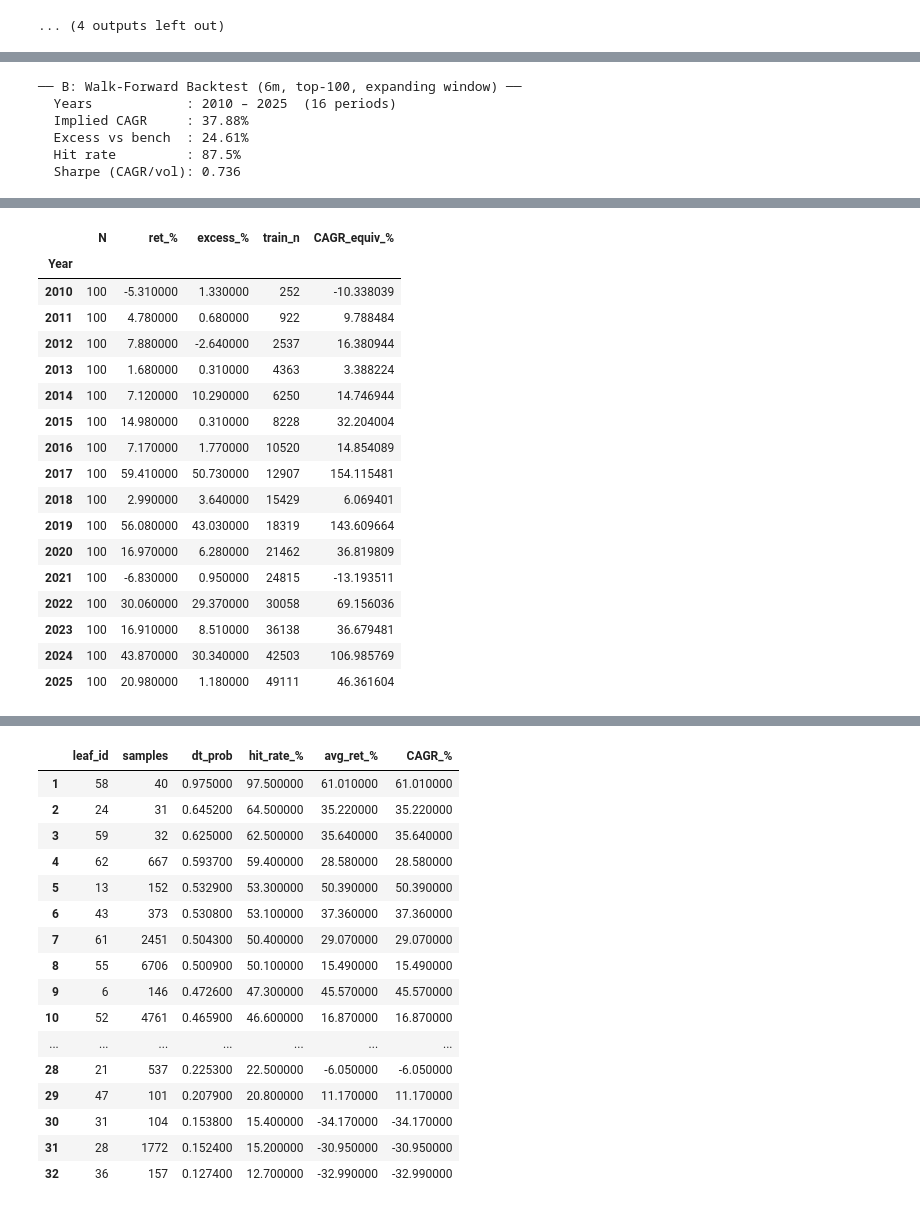
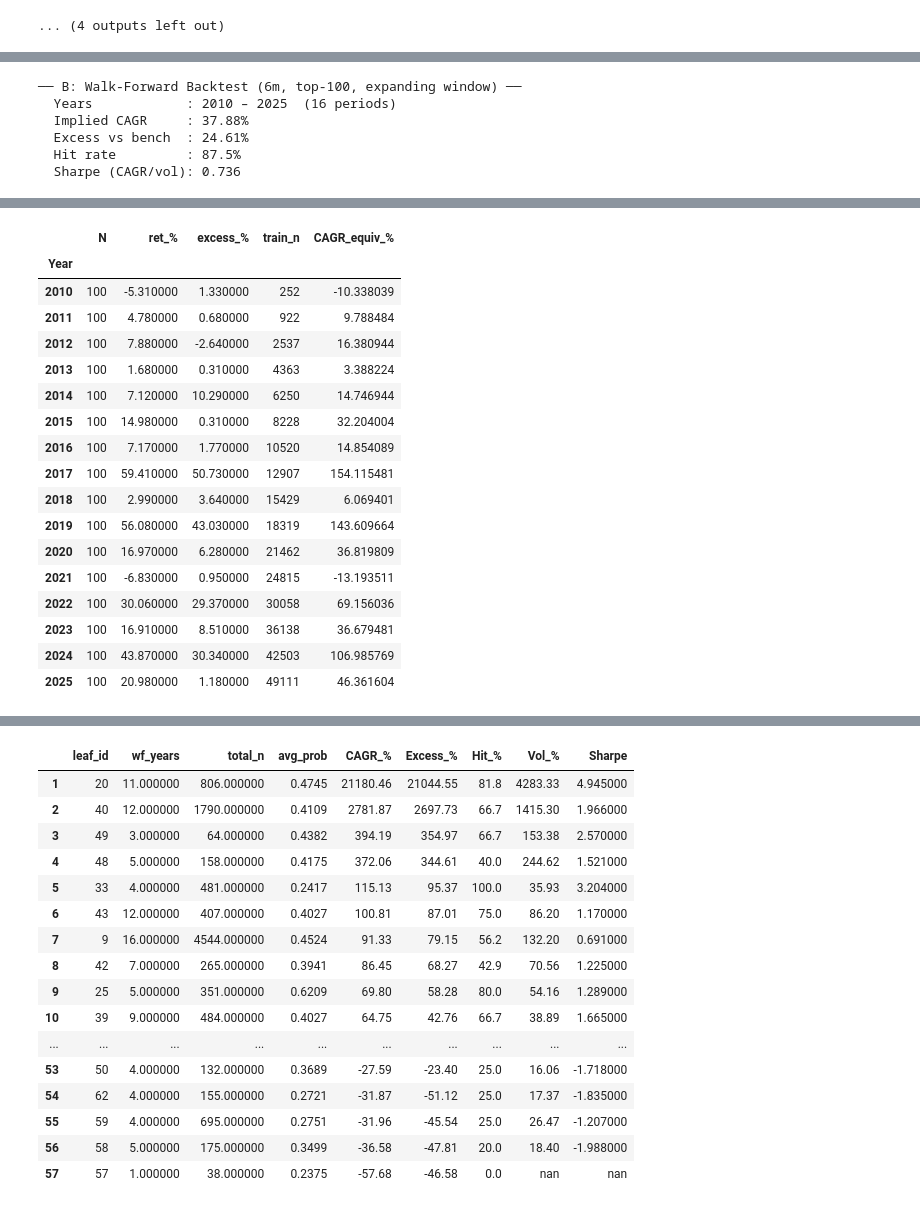
Before and after one commit to sherlock718/stock-fraud-screener, a Jupyter notebook: notebooks/08_experiment_hub.ipynb, the cells around one changed output, grey strips where cells are left out. Drawn from its saved outputs; the diff is of its cells as text; code cells hidden in the pictures.

```diff
--- a/notebooks/08_experiment_hub.ipynb
+++ b/notebooks/08_experiment_hub.ipynb
@@ -1594,6 +1594,7 @@ for h in DT_HORIZONS:
     # Each year Y: train on fiscal_year < Y (expanding window), score year Y
     all_years = sorted(annual_dt_base['fiscal_year'].dropna().unique())
     bt_rows = []
+    leaf_year_rows = []
 
     for yr in all_years:
         wf_mask = df_dt[target_col_h].notna() & (df_dt['fiscal_year'] < yr)
@@ -1614,12 +1615,23 @@ for h in DT_HORIZONS:
             continue
         X_yr = yr_df[dt_feats_h].fillna(X_tr_wf.median())
         yr_df['dt_score_wf'] = model_wf.predict_proba(X_yr)[:, 1]
+        yr_df['leaf_id_wf']  = model_wf.apply(X_yr)
 
         yr_valid = yr_df[yr_df[ret_col_h].notna() & yr_df['dt_score_wf'].notna()]
         if len(yr_valid) < 5:
             continue
 
         top_yr = yr_valid.nlargest(min(TOP_N_DT, len(yr_valid)), 'dt_score_wf')
+        # collect per-leaf returns for Part C
+        for leaf, grp in yr_valid.groupby('leaf_id_wf'):
+            leaf_year_rows.append({
+                'leaf_id':  leaf,
+                'Year':     int(yr),
+                'n':        len(grp),
+                'avg_ret':  grp[ret_col_h].mean(),
+                'avg_prob': grp['dt_score_wf'].mean(),
+                'excess':   grp[exc_col_h].mean() if exc_col_h in grp.columns else float('nan'),
+            })
         bt_rows.append({
             'Year':     int(yr),
             'N':        len(top_yr),
@@ -1685,6 +1697,43 @@ for h in DT_HORIZONS:
         )
     else:
         print(f'Insufficient backtest data ({len(bt_df)} years with valid returns).')
+
+    # ── C: Per-Leaf Walk-Forward CAGR ─────────────────────────────────────────
+    if leaf_year_rows:
+        ly_df = pd.DataFrame(leaf_year_rows)
+        def _agg_leaf(g):
+            mean_ret = g['avg_ret'].mean()
+            cagr     = ((1 + mean_ret) ** (1 / hor_years) - 1) * 100
+            exc_mean = g['excess'].dropna().mean() if g['excess'].notna().any() else float('nan')
+            exc_cagr = ((1 + exc_mean) ** (1 / hor_years) - 1) * 100 if not np.isnan(exc_mean) else float('nan')
+            rets     = g['avg_ret'].values
+            vol      = rets.std() * 100 if len(rets) > 1 else float('nan')
+            sharpe   = round(cagr / vol, 3) if vol and vol > 0 else float('nan')
+            return pd.Series({
+                'wf_years':    len(g),
+                'total_n':     int(g['n'].sum()),
+                'avg_prob':    round(g['avg_prob'].mean(), 4),
+                'CAGR_%':      round(cagr, 2),
+                'Excess_%':    round(exc_cagr, 2),
+                'Hit_%':       round((g['avg_ret'] > 0).mean() * 100, 1),
+                'Vol_%':       round(vol, 2),
+                'Sharpe':      sharpe,
+            })
+        leaf_agg = ly_df.groupby('leaf_id').apply(_agg_leaf).reset_index()
+        leaf_agg = leaf_agg.sort_values('CAGR_%', ascending=False).reset_index(drop=True)
+        leaf_agg.index += 1
+
+        print(f'── C: Per-Leaf Walk-Forward CAGR ({h}) — one row per leaf, aggregated across WF years ──')
+        print(f'  (Leaf ID is the DT internal node index; use leaf_id to trace the rule path)')
+        display(
+            leaf_agg[['leaf_id','wf_years','total_n','avg_prob',
+                       'CAGR_%','Excess_%','Hit_%','Vol_%','Sharpe']]
+            .style.background_gradient(subset=['CAGR_%'], cmap='RdYlGn')
+            .format({'CAGR_%':'{:.2f}','Excess_%':'{:.2f}','Hit_%':'{:.1f}',
+                     'Vol_%':'{:.2f}','avg_prob':'{:.4f}'})
+        )
+    else:
+        print(f'── C: No per-leaf data collected for {h} ──')
 # %% [output]
 =================================================================
   DT Screener — horizon=6m  depth=5  top-100
@@ -1739,17 +1786,17 @@ for h in DT_HORIZONS:
-|  | leaf_id | samples | dt_prob | hit_rate_% | avg_ret_% | CAGR_% |
-| 1 | 58 | 40 | 0.975000 | 97.500000 | 61.010000 | 61.010000 |
-| 2 | 24 | 31 | 0.645200 | 64.500000 | 35.220000 | 35.220000 |
-| 3 | 59 | 32 | 0.625000 | 62.500000 | 35.640000 | 35.640000 |
-| 4 | 62 | 667 | 0.593700 | 59.400000 | 28.580000 | 28.580000 |
-| 5 | 13 | 152 | 0.532900 | 53.300000 | 50.390000 | 50.390000 |
-| 6 | 43 | 373 | 0.530800 | 53.100000 | 37.360000 | 37.360000 |
-| 7 | 61 | 2451 | 0.504300 | 50.400000 | 29.070000 | 29.070000 |
-| 8 | 55 | 6706 | 0.500900 | 50.100000 | 15.490000 | 15.490000 |
-| 9 | 6 | 146 | 0.472600 | 47.300000 | 45.570000 | 45.570000 |
-| 10 | 52 | 4761 | 0.465900 | 46.600000 | 16.870000 | 16.870000 |
-| ... | ... | ... | ... | ... | ... | ... |
-| 28 | 21 | 537 | 0.225300 | 22.500000 | -6.050000 | -6.050000 |
-| 29 | 47 | 101 | 0.207900 | 20.800000 | 11.170000 | 11.170000 |
-| 30 | 31 | 104 | 0.153800 | 15.400000 | -34.170000 | -34.170000 |
-| 31 | 28 | 1772 | 0.152400 | 15.200000 | -30.950000 | -30.950000 |
-| 32 | 36 | 157 | 0.127400 | 12.700000 | -32.990000 | -32.990000 |
+|  | leaf_id | wf_years | total_n | avg_prob | CAGR_% | Excess_% | Hit_% | Vol_% | Sharpe |
+| 1 | 20 | 11.000000 | 806.000000 | 0.4745 | 21180.46 | 21044.55 | 81.8 | 4283.33 | 4.945000 |
+| 2 | 40 | 12.000000 | 1790.000000 | 0.4109 | 2781.87 | 2697.73 | 66.7 | 1415.30 | 1.966000 |
+| 3 | 49 | 3.000000 | 64.000000 | 0.4382 | 394.19 | 354.97 | 66.7 | 153.38 | 2.570000 |
+| 4 | 48 | 5.000000 | 158.000000 | 0.4175 | 372.06 | 344.61 | 40.0 | 244.62 | 1.521000 |
+| 5 | 33 | 4.000000 | 481.000000 | 0.2417 | 115.13 | 95.37 | 100.0 | 35.93 | 3.204000 |
+| 6 | 43 | 12.000000 | 407.000000 | 0.4027 | 100.81 | 87.01 | 75.0 | 86.20 | 1.170000 |
+| 7 | 9 | 16.000000 | 4544.000000 | 0.4524 | 91.33 | 79.15 | 56.2 | 132.20 | 0.691000 |
+| 8 | 42 | 7.000000 | 265.000000 | 0.3941 | 86.45 | 68.27 | 42.9 | 70.56 | 1.225000 |
+| 9 | 25 | 5.000000 | 351.000000 | 0.6209 | 69.80 | 58.28 | 80.0 | 54.16 | 1.289000 |
+| 10 | 39 | 9.000000 | 484.000000 | 0.4027 | 64.75 | 42.76 | 66.7 | 38.89 | 1.665000 |
+| ... | ... | ... | ... | ... | ... | ... | ... | ... | ... |
+| 53 | 50 | 4.000000 | 132.000000 | 0.3689 | -27.59 | -23.40 | 25.0 | 16.06 | -1.718000 |
+| 54 | 62 | 4.000000 | 155.000000 | 0.2721 | -31.87 | -51.12 | 25.0 | 17.37 | -1.835000 |
+| 55 | 59 | 4.000000 | 695.000000 | 0.2751 | -31.96 | -45.54 | 25.0 | 26.47 | -1.207000 |
+| 56 | 58 | 5.000000 | 175.000000 | 0.3499 | -36.58 | -47.81 | 20.0 | 18.40 | -1.988000 |
+| 57 | 57 | 1.000000 | 38.000000 | 0.2375 | -57.68 | -46.58 | 0.0 | nan | nan |
```
Also changed, not shown: parts of 1 cell of this notebook, 1 other file.
